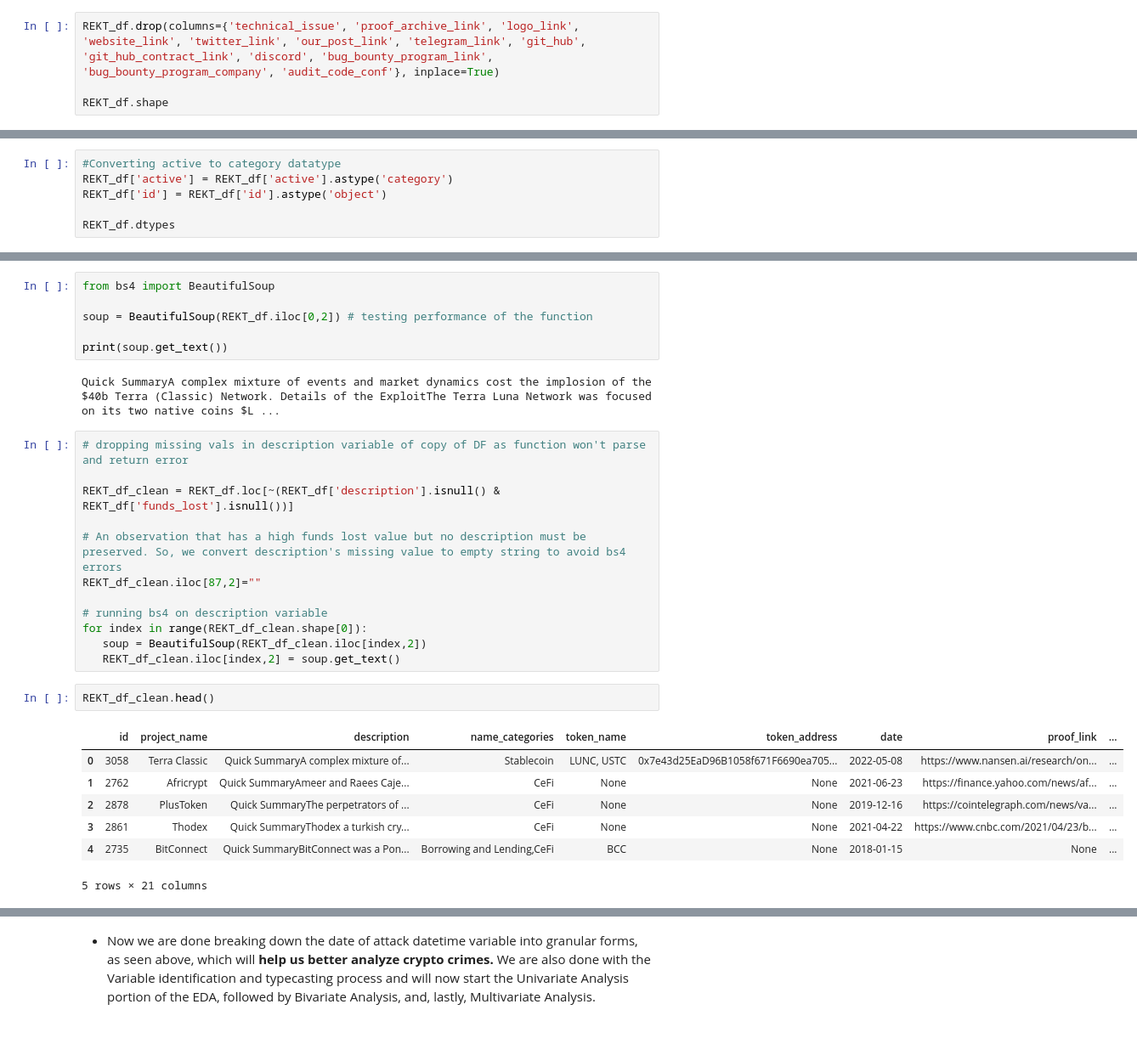
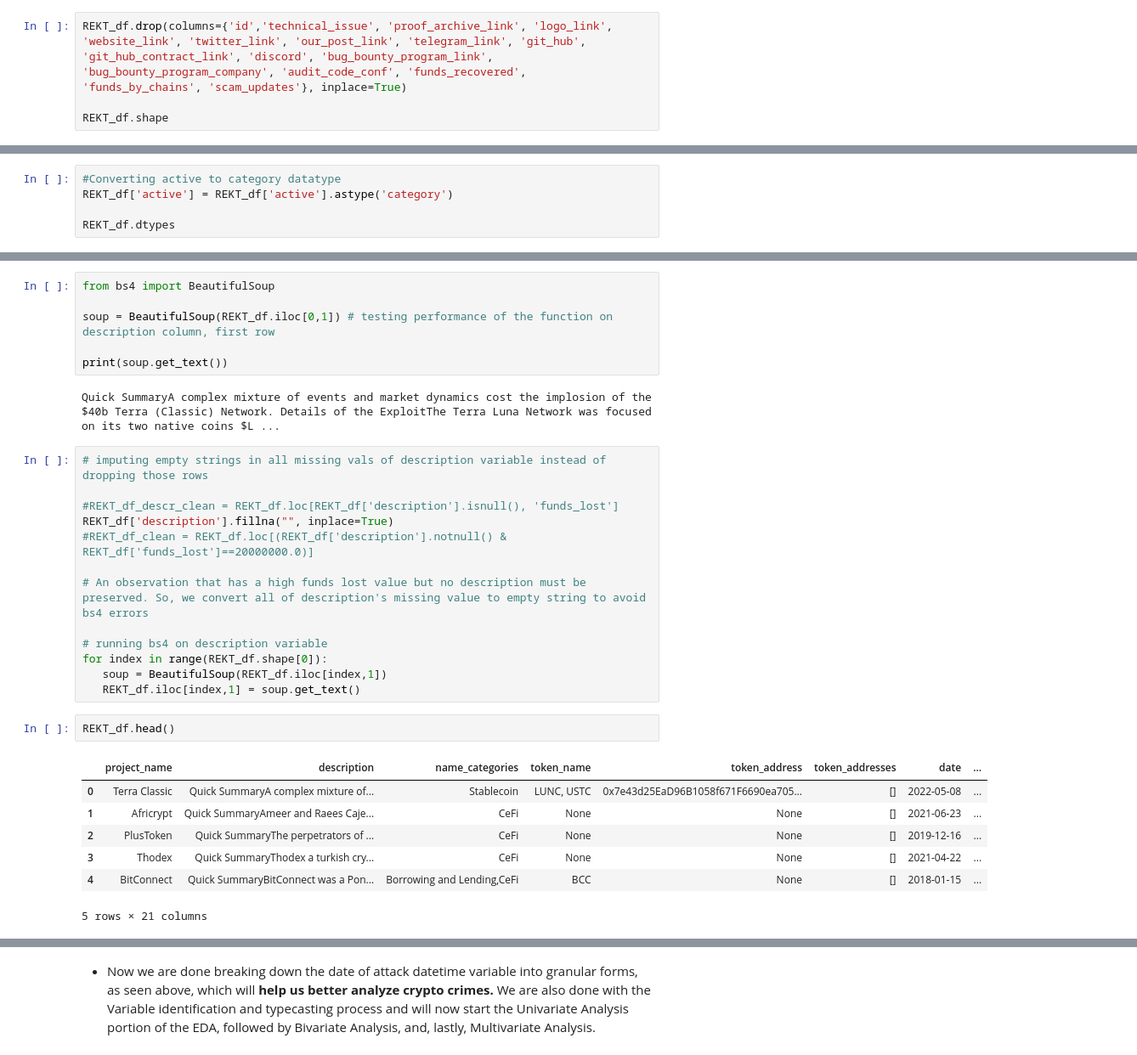
Before and after one commit to anly501/anly-501-project-TegveerG, a Jupyter notebook: codes/Data_Cleaning/REKT_Database_Cleaning.ipynb, the cells around one changed output, grey strips where cells are left out. Shown at 85% size. Saved outputs shown, nothing was run; the diff lists cells and outputs as text.

Commit message:
GITHUB-UPLOAD:DATE-2022-10-12-TIME-19-57-26

```diff
--- a/codes/Data_Cleaning/REKT_Database_Cleaning.ipynb
+++ b/codes/Data_Cleaning/REKT_Database_Cleaning.ipynb
@@ -97,5 +98,5 @@ Most of the variables that we shall drop from our 31 columns are links to extern
 # %%
-REKT_df.drop(columns={'technical_issue', 'proof_archive_link', 'logo_link', 'website_link', 'twitter_link', 'our_post_link', 'telegram_link', 'git_hub', 'git_hub_contract_link', 'discord', 'bug_bounty_program_link', 'bug_bounty_program_company', 'audit_code_conf'}, inplace=True)
+REKT_df.drop(columns={'id','technical_issue', 'proof_archive_link', 'logo_link', 'website_link', 'twitter_link', 'our_post_link', 'telegram_link', 'git_hub', 'git_hub_contract_link', 'discord', 'bug_bounty_program_link', 'bug_bounty_program_company', 'audit_code_conf', 'funds_recovered', 'funds_by_chains', 'scam_updates'}, inplace=True)
 
 REKT_df.shape
 # %% [output]
@@ -158,7 +161,6 @@ Summary:
 # %%
 #Converting active to category datatype
 REKT_df['active'] = REKT_df['active'].astype('category')
-REKT_df['id'] = REKT_df['id'].astype('object')
 
 REKT_df.dtypes
 # %% [output]
@@ -438,32 +440,33 @@ REKT_df.loc[REKT_df['description'].isnull()]
 # %%
 from bs4 import BeautifulSoup
 
-soup = BeautifulSoup(REKT_df.iloc[0,2]) # testing performance of the function
+soup = BeautifulSoup(REKT_df.iloc[0,1]) # testing performance of the function on description column, first row
 
 print(soup.get_text())
 # %% [output]
 Quick SummaryA complex mixture of events and market dynamics cost the implosion of the $40b Terra (Classic) Network. Details of the ExploitThe Terra Luna Network was focused on its two native coins $L ...
 # %%
-# dropping missing vals in description variable of copy of DF as function won't parse and return error
+# imputing empty strings in all missing vals of description variable instead of dropping those rows
 
-REKT_df_clean = REKT_df.loc[~(REKT_df['description'].isnull() & REKT_df['funds_lost'].isnull())]
+#REKT_df_descr_clean = REKT_df.loc[REKT_df['description'].isnull(), 'funds_lost']
+REKT_df['description'].fillna("", inplace=True)
+#REKT_df_clean = REKT_df.loc[(REKT_df['description'].notnull() & REKT_df['funds_lost']==20000000.0)]
 
-# An observation that has a high funds lost value but no description must be preserved. So, we convert description's missing value to empty string to avoid bs4 errors
-REKT_df_clean.iloc[87,2]=""
+# An observation that has a high funds lost value but no description must be preserved. So, we convert all of description's missing value to empty string to avoid bs4 errors
 
 # running bs4 on description variable
-for index in range(REKT_df_clean.shape[0]):
-   soup = BeautifulSoup(REKT_df_clean.iloc[index,2])
-   REKT_df_clean.iloc[index,2] = soup.get_text()
+for index in range(REKT_df.shape[0]):
+   soup = BeautifulSoup(REKT_df.iloc[index,1])
+   REKT_df.iloc[index,1] = soup.get_text()
 # %%
-REKT_df_clean.head()
+REKT_df.head()
 # %% [output]
-|  | id | project_name | description | name_categories | token_name | token_address | date | proof_link | ... |
-| 0 | 3058 | Terra Classic | Quick SummaryA complex mixture of... | Stablecoin | LUNC, USTC | 0x7e43d25EaD96B1058f671F6690ea705... | 2022-05-08 | https://www.nansen.ai/research/on... | ... |
-| 1 | 2762 | Africrypt | Quick SummaryAmeer and Raees Caje... | CeFi | None | None | 2021-06-23 | https://finance.yahoo.com/news/af... | ... |
-| 2 | 2878 | PlusToken | Quick SummaryThe perpetrators of ... | CeFi | None | None | 2019-12-16 | https://cointelegraph.com/news/va... | ... |
-| 3 | 2861 | Thodex | Quick SummaryThodex a turkish cry... | CeFi | None | None | 2021-04-22 | https://www.cnbc.com/2021/04/23/b... | ... |
-| 4 | 2735 | BitConnect | Quick SummaryBitConnect was a Pon... | Borrowing and Lending,CeFi | BCC | None | 2018-01-15 | None | ... |
+|  | project_name | description | name_categories | token_name | token_address | token_addresses | date | ... |
+| 0 | Terra Classic | Quick SummaryA complex mixture of... | Stablecoin | LUNC, USTC | 0x7e43d25EaD96B1058f671F6690ea705... | [] | 2022-05-08 | ... |
+| 1 | Africrypt | Quick SummaryAmeer and Raees Caje... | CeFi | None | None | [] | 2021-06-23 | ... |
+| 2 | PlusToken | Quick SummaryThe perpetrators of ... | CeFi | None | None | [] | 2019-12-16 | ... |
+| 3 | Thodex | Quick SummaryThodex a turkish cry... | CeFi | None | None | [] | 2021-04-22 | ... |
+| 4 | BitConnect | Quick SummaryBitConnect was a Pon... | Borrowing and Lending,CeFi | BCC | None | [] | 2018-01-15 | ... |
 5 rows × 21 columns
 # %%
 # removing "Quick Summary" in the beginning of valid description values
```
Also changed, not shown: parts of 34 cells of this notebook, 25 other files.
